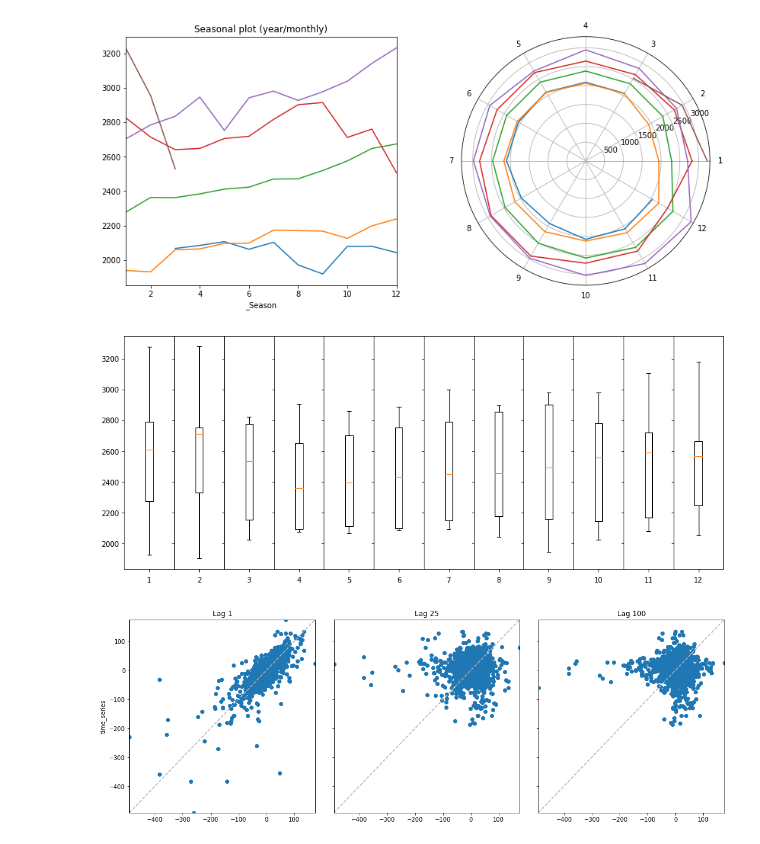
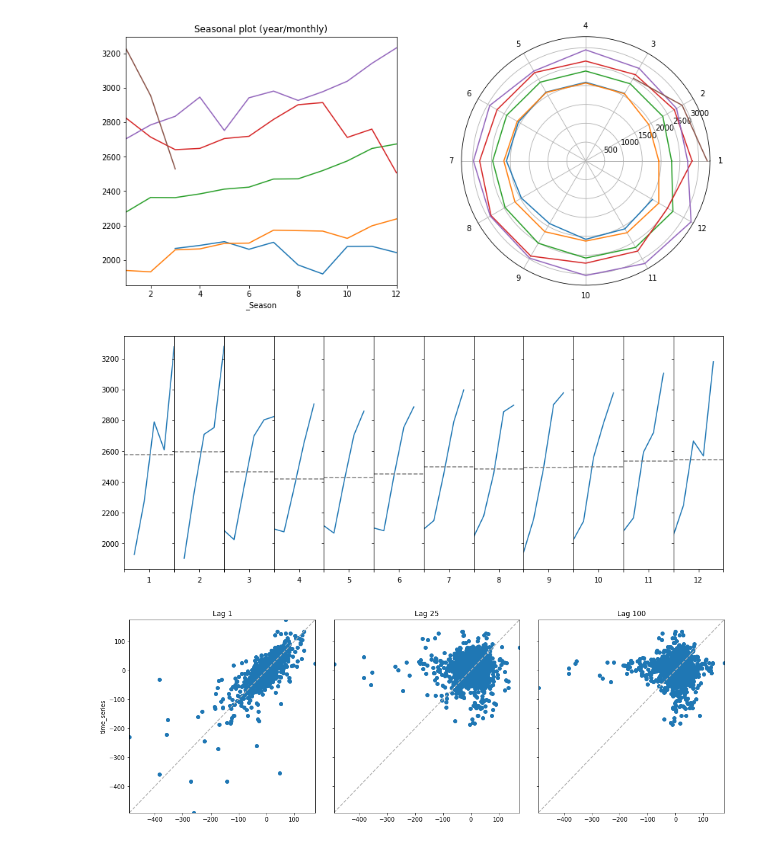
Before and after one commit to giotto-ai/giotto-time, a Jupyter notebook: examples/plots_import_example.ipynb, the cells around one changed output. Cells and saved outputs as stored; diff of their text form; code cells hidden in the pictures.

Commit message:
Plot function fixes

```diff
--- a/examples/Plots_import.ipynb
+++ b/examples/plots_import_example.ipynb
@@ -15,5 +15,5 @@ from gtime.plotting import season_ts, subplots, lagplot
 # %%
-df_sp = pd.read_csv('data/^GSPC.csv')
+df_sp = pd.read_csv('https://storage.googleapis.com/l2f-open-models/giotto-time/examples/data/^GSPC.csv')
 df_close = df_sp.set_index('Date')['Close']
 df_close.index = pd.to_datetime(df_close.index)
 time_series_preparation = TimeSeriesPreparation()
@@ -41,7 +41,7 @@ season_ts(df.resample('M').last(), 'year', ax=m2, polar=True);
 # %% [output]
 [figure]
 # %%
-subplots(df, 'year', 'M', box=True)
+subplots(df, 'year', 'M');
 # %% [output]
-[figure, old version]
+[figure, new version]
 # %%
```
Also changed, not shown: parts of 4 cells of this notebook, 4 other files.
